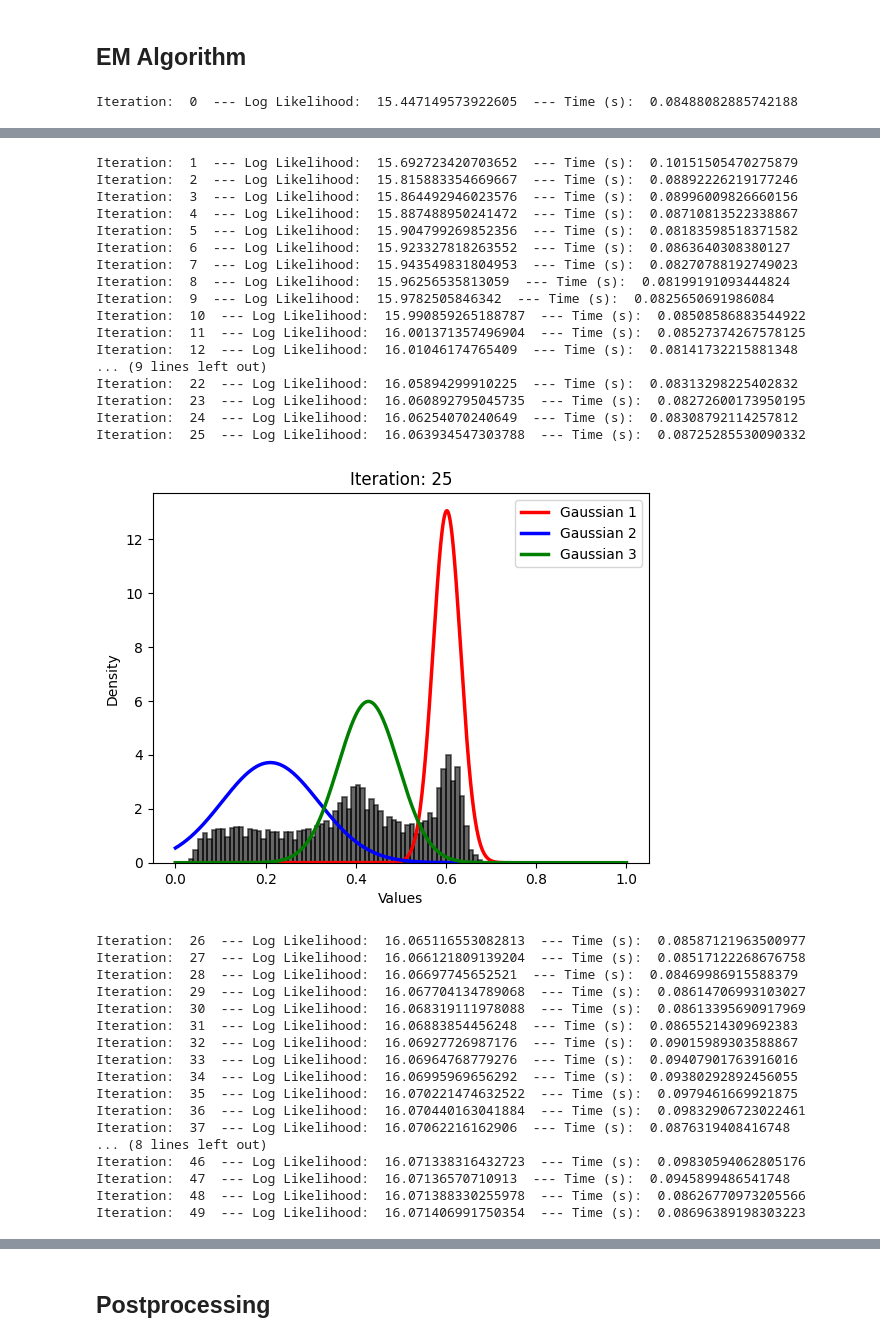
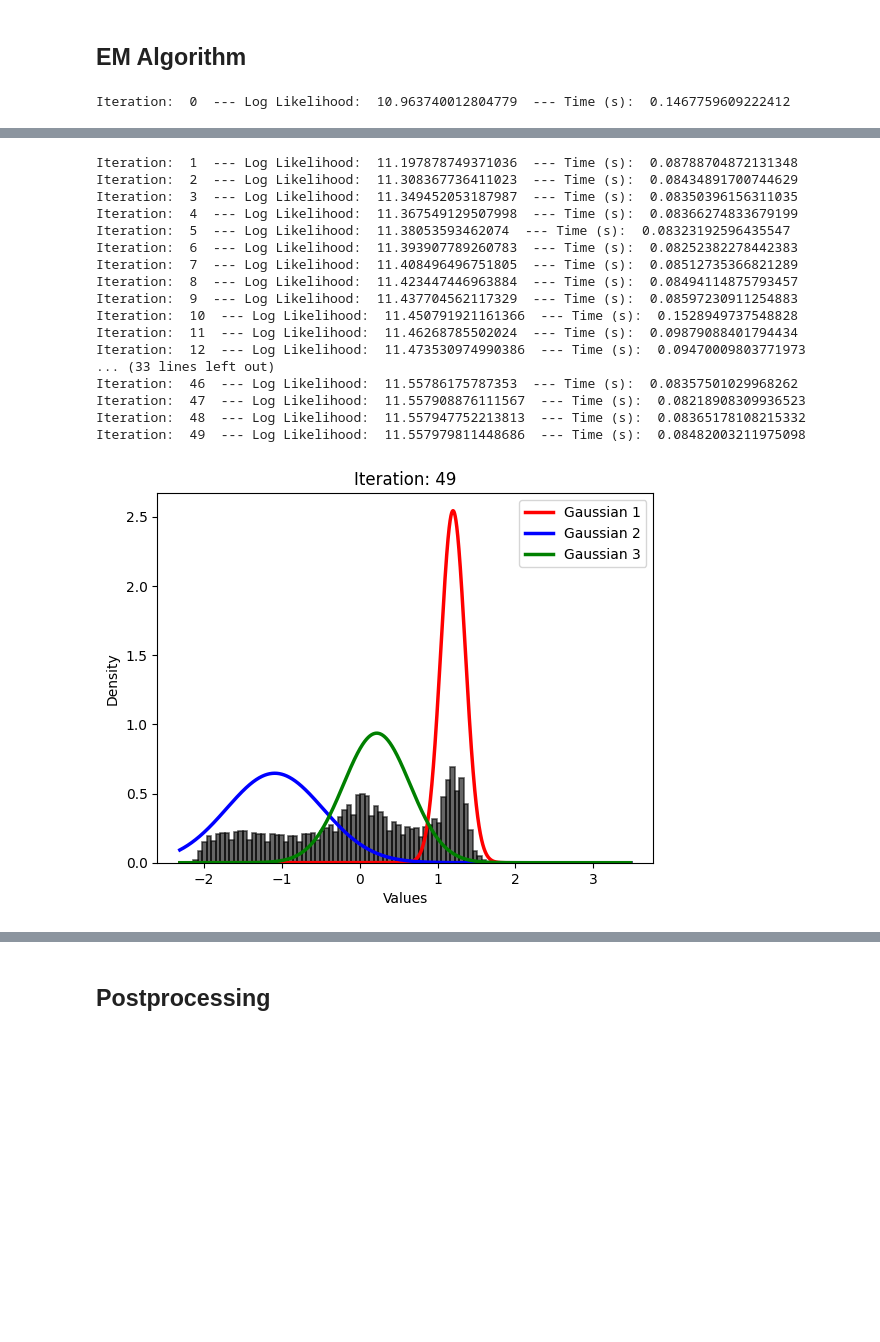
Before and after one commit to huytrnq/ExpectationMaximization, a Jupyter notebook: Exp_MutilModals.ipynb, the cells around one changed output, grey strips where cells are left out. Drawn from its saved outputs; the diff is of its cells as text; code cells hidden in the pictures; blank space fills up the shorter version.

```diff
--- a/Exp_MutilModals.ipynb
+++ b/Exp_MutilModals.ipynb
@@ -39,13 +39,13 @@ X = np.vstack((T1_skull_stripped, T2_skull_stripped)).T
 ## EM Algorithm
 # %%
 ## Min Max scaling
-from sklearn.preprocessing import MinMaxScaler
-scaler = MinMaxScaler()
+from sklearn.preprocessing import MinMaxScaler, StandardScaler
+scaler = StandardScaler()
 
 X = scaler.fit_transform(X)
 # %%
 # Initialize the Expectation Maximization algorithm
-em = ExpectationMaximization(X, k=3, max_iter=50, type='kmeans', plot_step=25, save_path=relative_save_path, show_plot=True, stop_criterion=1e-6)
+em = ExpectationMaximization(X, k=3, max_iter=50, type='kmeans', plot_step=50, save_path=relative_save_path, show_plot=True, stop_criterion=1e-6)
 alphas, mus, covars, W = em.fit()
 # %% [output]
-Iteration:  0  --- Log Likelihood:  15.447149573922605  --- Time (s):  0.08488082885742188
+Iteration:  0  --- Log Likelihood:  10.963740012804779  --- Time (s):  0.1467759609222412
@@ -53,35 +53,18 @@ Iteration:  0  --- Log Likelihood:  15.447149573922605  --- Time (s):  0.0848808
-Iteration:  1  --- Log Likelihood:  15.692723420703652  --- Time (s):  0.10151505470275879
-Iteration:  2  --- Log Likelihood:  15.815883354669667  --- Time (s):  0.08892226219177246
-Iteration:  3  --- Log Likelihood:  15.864492946023576  --- Time (s):  0.08996009826660156
-Iteration:  4  --- Log Likelihood:  15.887488950241472  --- Time (s):  0.08710813522338867
-Iteration:  5  --- Log Likelihood:  15.904799269852356  --- Time (s):  0.08183598518371582
-Iteration:  6  --- Log Likelihood:  15.923327818263552  --- Time (s):  0.0863640308380127
-Iteration:  7  --- Log Likelihood:  15.943549831804953  --- Time (s):  0.08270788192749023
-Iteration:  8  --- Log Likelihood:  15.96256535813059  --- Time (s):  0.08199191093444824
-Iteration:  9  --- Log Likelihood:  15.9782505846342  --- Time (s):  0.0825650691986084
-Iteration:  10  --- Log Likelihood:  15.990859265188787  --- Time (s):  0.08508586883544922
-Iteration:  11  --- Log Likelihood:  16.001371357496904  --- Time (s):  0.08527374267578125
-Iteration:  12  --- Log Likelihood:  16.01046174765409  --- Time (s):  0.08141732215881348
-... (9 lines left out)
-Iteration:  22  --- Log Likelihood:  16.05894299910225  --- Time (s):  0.08313298225402832
-Iteration:  23  --- Log Likelihood:  16.060892795045735  --- Time (s):  0.08272600173950195
-Iteration:  24  --- Log Likelihood:  16.06254070240649  --- Time (s):  0.08308792114257812
-Iteration:  25  --- Log Likelihood:  16.063934547303788  --- Time (s):  0.08725285530090332
+Iteration:  1  --- Log Likelihood:  11.197878749371036  --- Time (s):  0.08788704872131348
+Iteration:  2  --- Log Likelihood:  11.308367736411023  --- Time (s):  0.08434891700744629
+Iteration:  3  --- Log Likelihood:  11.349452053187987  --- Time (s):  0.08350396156311035
+Iteration:  4  --- Log Likelihood:  11.367549129507998  --- Time (s):  0.08366274833679199
+Iteration:  5  --- Log Likelihood:  11.38053593462074  --- Time (s):  0.08323192596435547
+Iteration:  6  --- Log Likelihood:  11.393907789260783  --- Time (s):  0.08252382278442383
+Iteration:  7  --- Log Likelihood:  11.408496496751805  --- Time (s):  0.08512735366821289
+Iteration:  8  --- Log Likelihood:  11.423447446963884  --- Time (s):  0.08494114875793457
+Iteration:  9  --- Log Likelihood:  11.437704562117329  --- Time (s):  0.08597230911254883
+Iteration:  10  --- Log Likelihood:  11.450791921161366  --- Time (s):  0.1528949737548828
+Iteration:  11  --- Log Likelihood:  11.46268785502024  --- Time (s):  0.09879088401794434
+Iteration:  12  --- Log Likelihood:  11.473530974990386  --- Time (s):  0.09470009803771973
+... (33 lines left out)
+Iteration:  46  --- Log Likelihood:  11.55786175787353  --- Time (s):  0.08357501029968262
+Iteration:  47  --- Log Likelihood:  11.557908876111567  --- Time (s):  0.08218908309936523
+Iteration:  48  --- Log Likelihood:  11.557947752213813  --- Time (s):  0.08365178108215332
+Iteration:  49  --- Log Likelihood:  11.557979811448686  --- Time (s):  0.08482003211975098
-[figure, old version]
+[figure, new version]
-Iteration:  26  --- Log Likelihood:  16.065116553082813  --- Time (s):  0.08587121963500977
-Iteration:  27  --- Log Likelihood:  16.066121809139204  --- Time (s):  0.08517122268676758
-Iteration:  28  --- Log Likelihood:  16.06697745652521  --- Time (s):  0.08469986915588379
-Iteration:  29  --- Log Likelihood:  16.067704134789068  --- Time (s):  0.08614706993103027
-Iteration:  30  --- Log Likelihood:  16.068319111978088  --- Time (s):  0.08613395690917969
-Iteration:  31  --- Log Likelihood:  16.06883854456248  --- Time (s):  0.08655214309692383
-Iteration:  32  --- Log Likelihood:  16.06927726987176  --- Time (s):  0.09015989303588867
-Iteration:  33  --- Log Likelihood:  16.06964768779276  --- Time (s):  0.09407901763916016
-Iteration:  34  --- Log Likelihood:  16.06995969656292  --- Time (s):  0.09380292892456055
-Iteration:  35  --- Log Likelihood:  16.070221474632522  --- Time (s):  0.0979461669921875
-Iteration:  36  --- Log Likelihood:  16.070440163041884  --- Time (s):  0.09832906723022461
-Iteration:  37  --- Log Likelihood:  16.07062216162906  --- Time (s):  0.0876319408416748
-... (8 lines left out)
-Iteration:  46  --- Log Likelihood:  16.071338316432723  --- Time (s):  0.09830594062805176
-Iteration:  47  --- Log Likelihood:  16.07136570710913  --- Time (s):  0.0945899486541748
-Iteration:  48  --- Log Likelihood:  16.071388330255978  --- Time (s):  0.08626770973205566
-Iteration:  49  --- Log Likelihood:  16.071406991750354  --- Time (s):  0.08696389198303223
```
Also changed, not shown: parts of 2 cells of this notebook, 8 other files.
